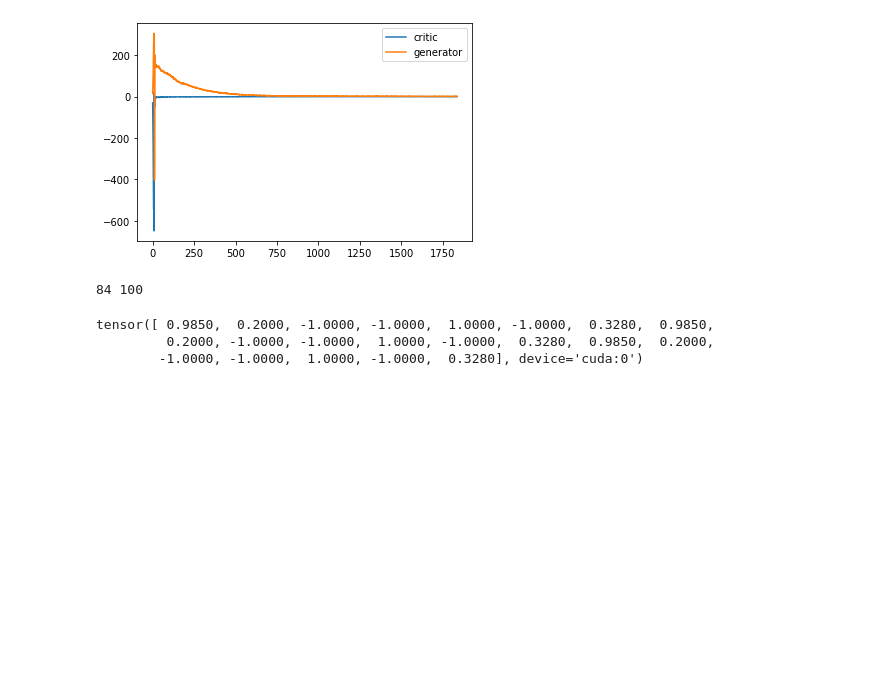
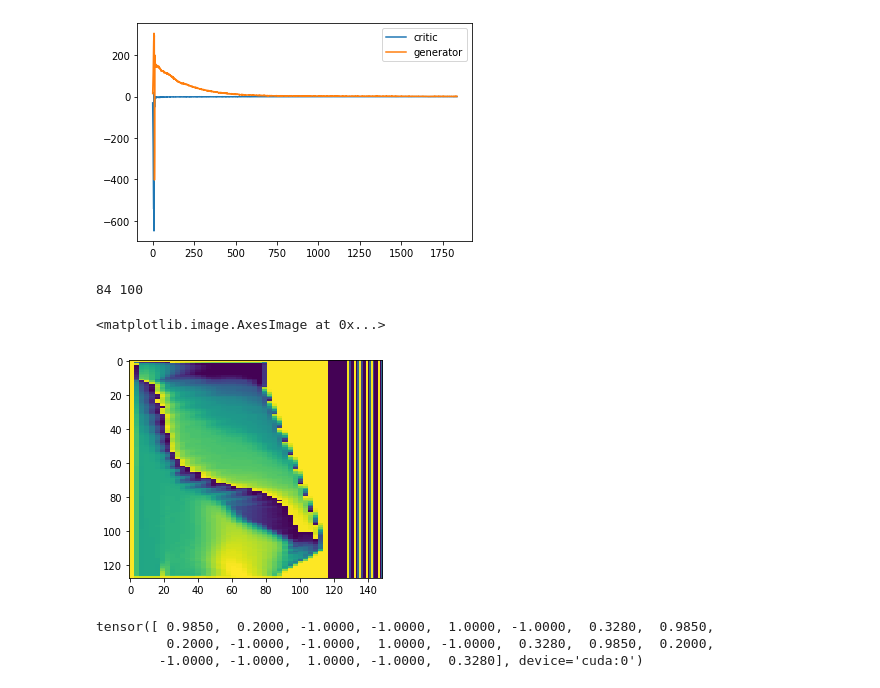
Before and after one commit to JoeyShapiro/blast-furnace-cgan, a Jupyter notebook: cgan.ipynb, the cells around one changed output. Drawn from its saved outputs; the diff is of its cells as text; code cells hidden in the pictures; blank space fills up the shorter version.

```diff
--- a/cgan.ipynb
+++ b/cgan.ipynb
@@ -901,6 +886,22 @@ print(len(fakes), len(fakes[0]))
 loaded checkpoint/G_1833.pt
 [figure]
 84 100
+# %%
+test = [ x for x in test_dataset ]
+
+xb = torch.Tensor(test[0][0]).to(device).reshape(1, -1, pixels, pixels)
+
+yb = torch.Tensor(test[0][1]).repeat(1, 3).to(device)
+
+yb_certainty = yb.repeat(channels, pixels, 1, 1).permute(2, 0, 1, 3)#1, 0, 2) # [ batch, x (classes), y, channels ]
+# yb_certainty = nb.reshape(batch_size, channels, pixels, -1)
+real = torch.cat( (xb, yb_certainty) , dim=3).squeeze(0)
+
+img = Image.fromarray((real.cpu().numpy() * 255).astype(np.uint8)[0])
+plt.imshow(img)
+# %% [output]
+<matplotlib.image.AxesImage at 0x...>
+[figure, added]
 # %%
 f, axarr = plt.subplots(2,3, figsize=(16,8))
 
```
Also changed, not shown: parts of 3 cells of this notebook.
